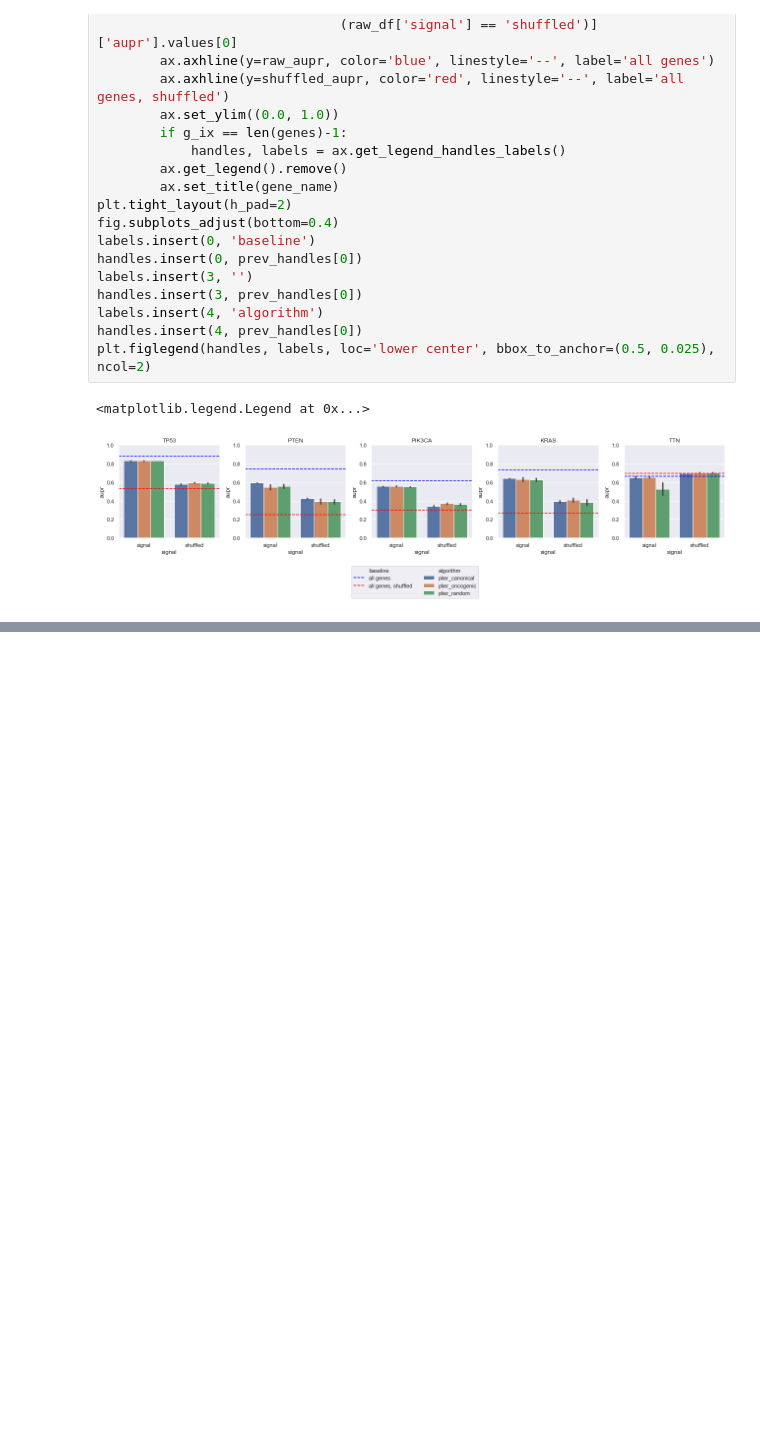
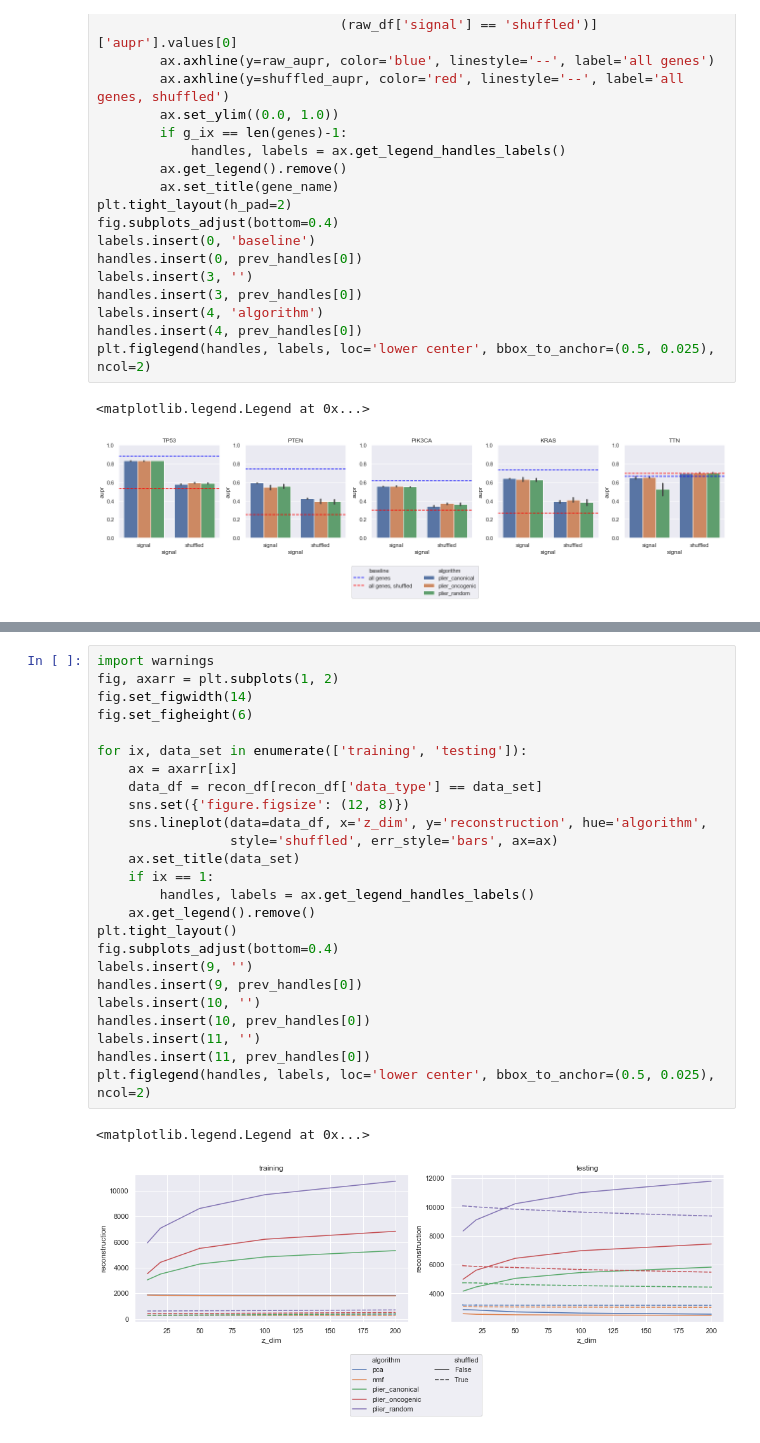
Before and after one commit to jjc2718/netreg, a Jupyter notebook: 4.plot_mutation_results.ipynb, the cells around one changed output, grey strips where cells are left out. Drawn from its saved outputs; the diff is of its cells as text; blank space fills up the shorter version.

```diff
--- a/4.plot_mutation_results.ipynb
+++ b/4.plot_mutation_results.ipynb
@@ -260,0 +298,28 @@ plt.figlegend(handles, labels, loc='lower center', bbox_to_anchor=(0.5, 0.025),
+# %%
+import warnings
+fig, axarr = plt.subplots(1, 2)
+fig.set_figwidth(14)
+fig.set_figheight(6)
+
+for ix, data_set in enumerate(['training', 'testing']):
+    ax = axarr[ix]
+    data_df = recon_df[recon_df['data_type'] == data_set]
+    sns.set({'figure.figsize': (12, 8)})
+    sns.lineplot(data=data_df, x='z_dim', y='reconstruction', hue='algorithm',
+                 style='shuffled', err_style='bars', ax=ax)
+    ax.set_title(data_set)
+    if ix == 1:
+        handles, labels = ax.get_legend_handles_labels()
+    ax.get_legend().remove()
+plt.tight_layout()
+fig.subplots_adjust(bottom=0.4)
+labels.insert(9, '')
+handles.insert(9, prev_handles[0])
+labels.insert(10, '')
+handles.insert(10, prev_handles[0])
+labels.insert(11, '')
+handles.insert(11, prev_handles[0])
+plt.figlegend(handles, labels, loc='lower center', bbox_to_anchor=(0.5, 0.025), ncol=2)
+# %% [output]
+<matplotlib.legend.Legend at 0x...>
+[figure, added]
```
Also changed, not shown: parts of 3 cells of this notebook.
